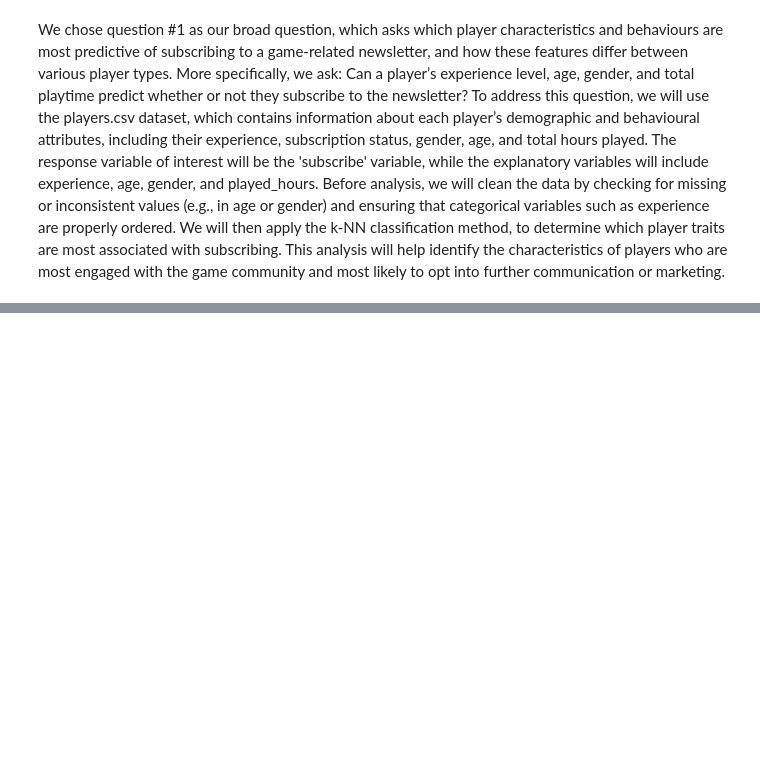
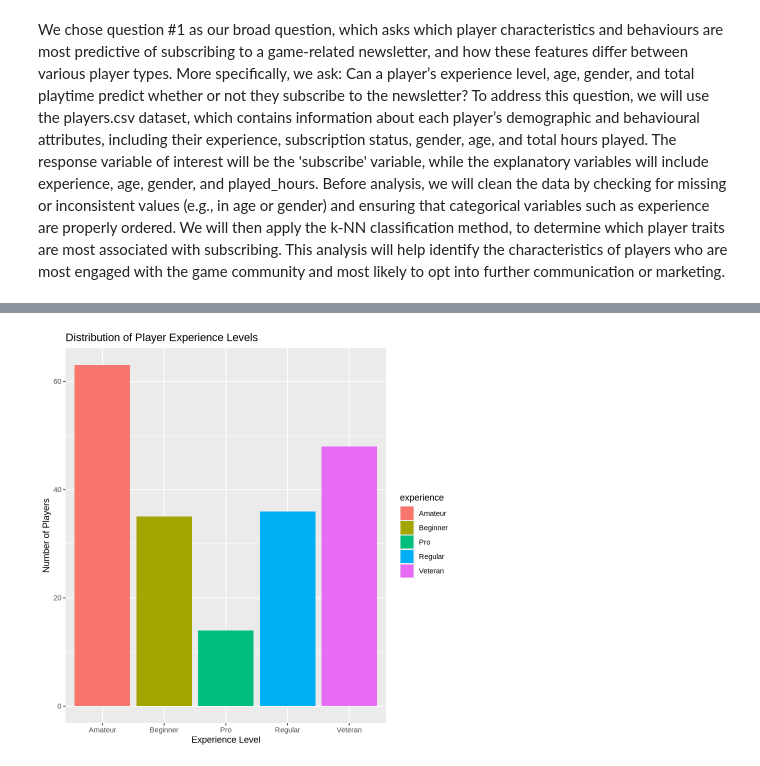
Before and after one commit to uugeneb/DSCI100-Project, a Jupyter notebook: Proposal_Notebook.ipynb, the cells around one changed output, grey strips where cells are left out. Drawn from its saved outputs; the diff is of its cells as text; code cells hidden in the pictures; blank space fills up the shorter version.

Commit message:
3rd Commit
Added Graphs and wrangled datasets

```diff
--- a/Proposal_Notebook.ipynb
+++ b/Proposal_Notebook.ipynb
@@ -128,0 +123,19 @@ We chose question #1 as our broad question, which asks which player characterist
+# %%
+
+
+players <- players |>
+  mutate(
+    experience = as.factor(experience),
+    gender = as.factor(gender))
+
+players_wrangled <- players |>
+    rename(
+        age = Age,
+        hashed_email = hashedEmail)
+
+players_mean <- players_wrangled |>
+    summarise(across(c(played_hours, age), ~ mean(.x, na.rm = TRUE)))
+
+
+players_wrangled
+players_mean
@@ -128,0 +157,12 @@ We chose question #1 as our broad question, which asks which player characterist
+# %%
+experience_plot <- players_wrangled |>
+ggplot(aes(x = experience, fill = experience)) +
+  geom_bar() +
+  labs(
+    title = "Distribution of Player Experience Levels",
+    x = "Experience Level",
+    y = "Number of Players"
+  )
+experience_plot
+# %% [output]
+[figure, added]
```
Also changed, not shown: parts of 6 cells of this notebook.
